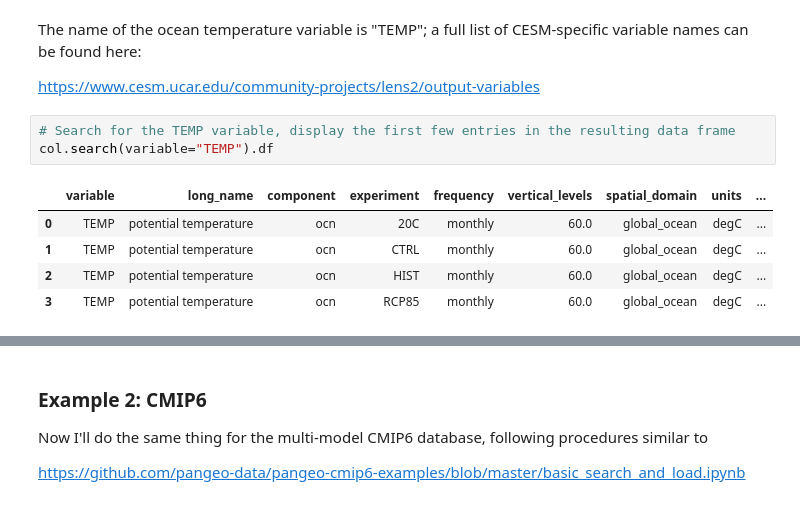
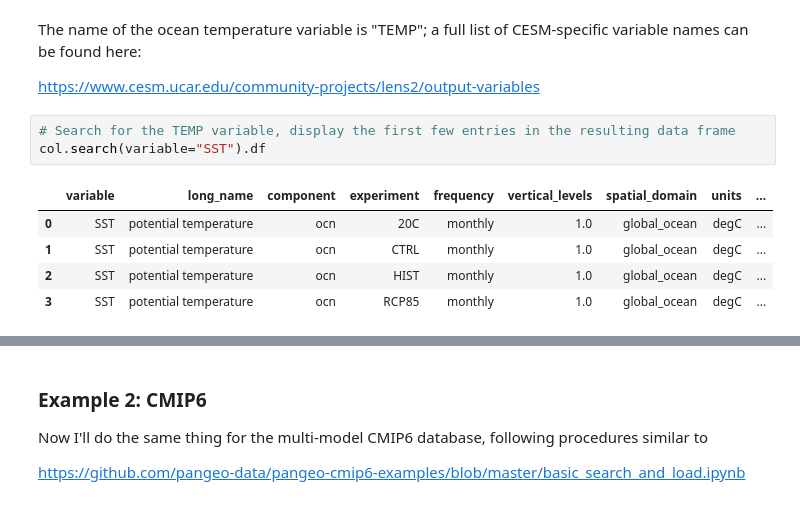
Before and after one commit to olleholt/toolkit, a Jupyter notebook: test_notebooks/Diana-scratch.ipynb, the cells around one changed output, grey strips where cells are left out. Saved outputs shown, nothing was run; the diff lists cells and outputs as text.

```diff
--- a/test_notebooks/Diana-scratch.ipynb
+++ b/test_notebooks/Diana-scratch.ipynb
@@ -47,13 +47,13 @@ The name of the ocean temperature variable is "TEMP"; a full list of CESM-specif
 https://www.cesm.ucar.edu/community-projects/lens2/output-variables
 # %%
 # Search for the TEMP variable, display the first few entries in the resulting data frame
-col.search(variable="TEMP").df
+col.search(variable="SST").df
 # %% [output]
 |  | variable | long_name | component | experiment | frequency | vertical_levels | spatial_domain | units | ... |
-| 0 | TEMP | potential temperature | ocn | 20C | monthly | 60.0 | global_ocean | degC | ... |
-| 1 | TEMP | potential temperature | ocn | CTRL | monthly | 60.0 | global_ocean | degC | ... |
-| 2 | TEMP | potential temperature | ocn | HIST | monthly | 60.0 | global_ocean | degC | ... |
-| 3 | TEMP | potential temperature | ocn | RCP85 | monthly | 60.0 | global_ocean | degC | ... |
+| 0 | SST | potential temperature | ocn | 20C | monthly | 1.0 | global_ocean | degC | ... |
+| 1 | SST | potential temperature | ocn | CTRL | monthly | 1.0 | global_ocean | degC | ... |
+| 2 | SST | potential temperature | ocn | HIST | monthly | 1.0 | global_ocean | degC | ... |
+| 3 | SST | potential temperature | ocn | RCP85 | monthly | 1.0 | global_ocean | degC | ... |
 # %%
 # Get more detailed: search for monthly output for the 20th century and RCP8.5
 # ("HIST" is the 1850-1919 period, which is only in the first ensemble member, and "20C" is 1920-2005 which is common across all the other members =
```
Also changed, not shown: parts of 9 cells of this notebook, 1 other file.
